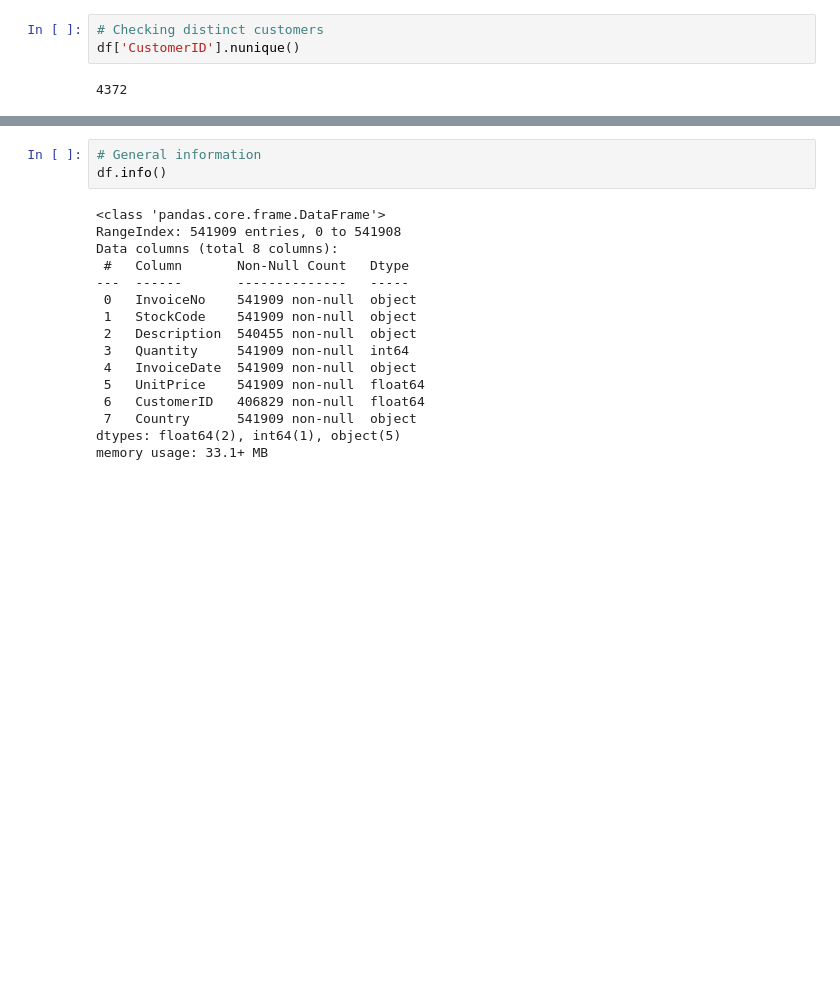
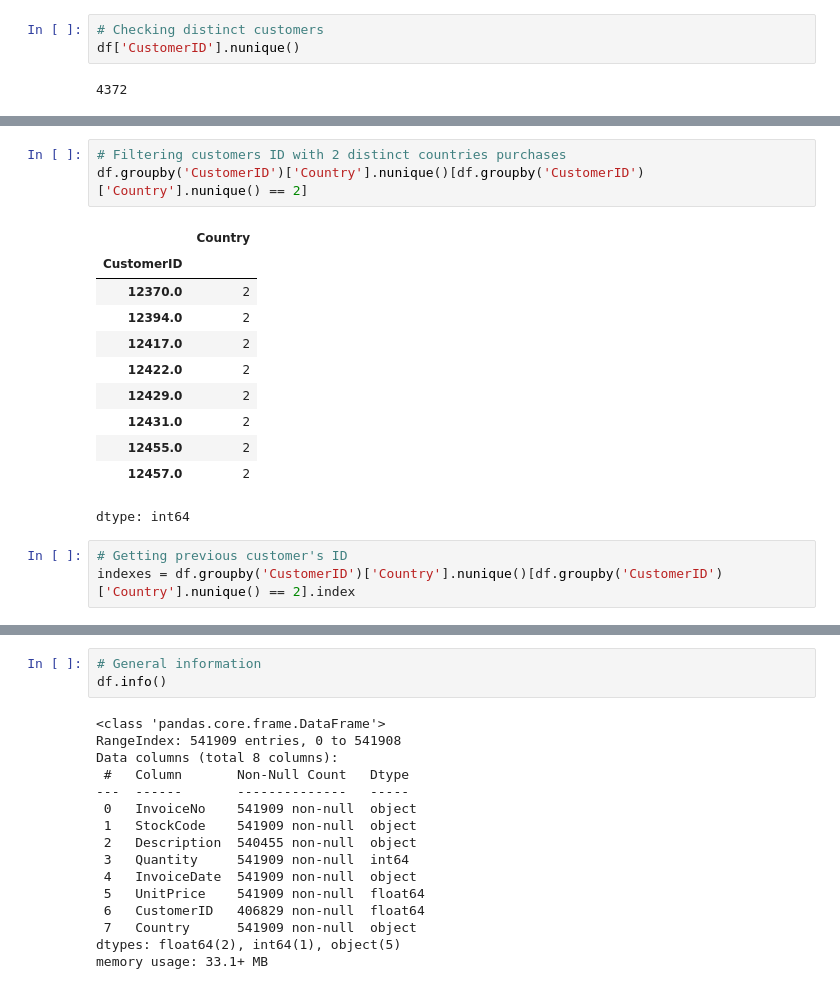
Before and after one commit to RafaSFernandes/customer-clustering, a Jupyter notebook: notebooks/customer_clustering_RFM.ipynb, the cells around one changed output, grey strips where cells are left out. Saved outputs shown, nothing was run; the diff lists cells and outputs as text; blank space fills up the shorter version.

```diff
--- a/notebooks/customer_clustering_RFM.ipynb
+++ b/notebooks/customer_clustering_RFM.ipynb
@@ -166,0 +166,18 @@ df.head()
+# %%
+# Filtering customers ID with 2 distinct countries purchases
+df.groupby('CustomerID')['Country'].nunique()[df.groupby('CustomerID')['Country'].nunique() == 2]
+# %% [output]
+|  | Country |
+| CustomerID |  |
+| 12370.0 | 2 |
+| 12394.0 | 2 |
+| 12417.0 | 2 |
+| 12422.0 | 2 |
+| 12429.0 | 2 |
+| 12431.0 | 2 |
+| 12455.0 | 2 |
+| 12457.0 | 2 |
+dtype: int64
+# %%
+# Getting previous customer's ID
+indexes = df.groupby('CustomerID')['Country'].nunique()[df.groupby('CustomerID')['Country'].nunique() == 2].index
```
Also changed, not shown: parts of 17 cells of this notebook.
